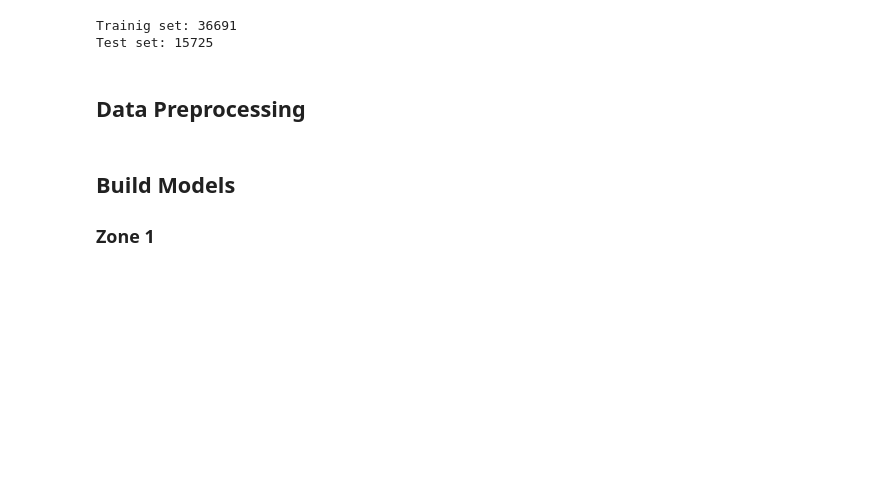
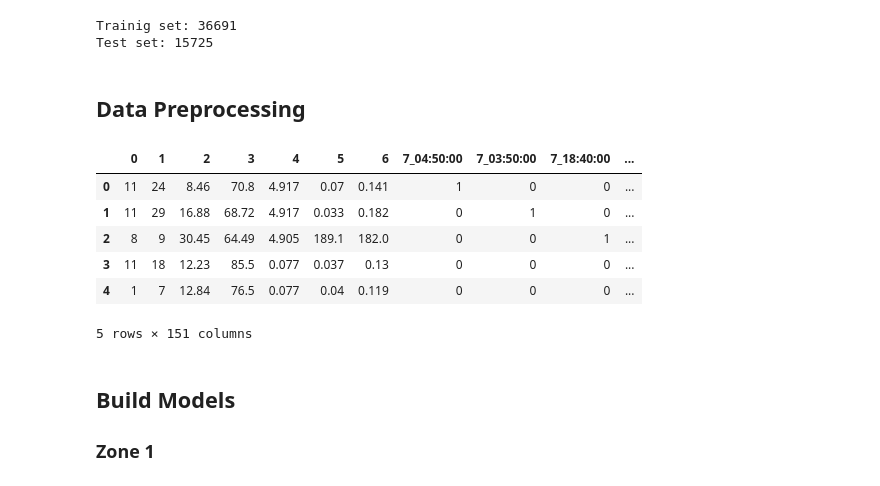
Before and after one commit to Merci93/Electric_Power_Consumption, a Jupyter notebook: Tetouan_Power_Consumption.ipynb, the cells around one changed output. Cells and saved outputs as stored; diff of their text form; code cells hidden in the pictures; blank space fills up the shorter version.

```diff
--- a/Tetouan_Power_Consumption.ipynb
+++ b/Tetouan_Power_Consumption.ipynb
@@ -364,10 +364,19 @@ Test set: 15725
 # %%
 #Transform numeric columns and create pipeline
 transformer = Pipeline(steps = [('scaler', StandardScaler())])
 categorical_feature = [7]
 numeric_features = [0, 1, 2, 3, 4, 5, 6]
+preprocess_data = ColumnTransformer(transformers = [('num', transformer, numeric_features)])
 encode_time = OneHotEncoder(cols = categorical_feature, use_cat_names = True).fit(X_train).transform(X_train)
-preprocess_data = ColumnTransformer(transformers = [('num', transformer, numeric_features)])
+encode_time.head()
+# %% [output]
+|  | 0 | 1 | 2 | 3 | 4 | 5 | 6 | 7_04:50:00 | 7_03:50:00 | 7_18:40:00 | ... |
+| 0 | 11 | 24 | 8.46 | 70.8 | 4.917 | 0.07 | 0.141 | 1 | 0 | 0 | ... |
+| 1 | 11 | 29 | 16.88 | 68.72 | 4.917 | 0.033 | 0.182 | 0 | 1 | 0 | ... |
+| 2 | 8 | 9 | 30.45 | 64.49 | 4.905 | 189.1 | 182.0 | 0 | 0 | 1 | ... |
+| 3 | 11 | 18 | 12.23 | 85.5 | 0.077 | 0.037 | 0.13 | 0 | 0 | 0 | ... |
+| 4 | 1 | 7 | 12.84 | 76.5 | 0.077 | 0.04 | 0.119 | 0 | 0 | 0 | ... |
+5 rows × 151 columns
 # %% [markdown]
 ## Build Models
 ### Zone 1
```
Also changed, not shown: parts of 5 cells of this notebook.
